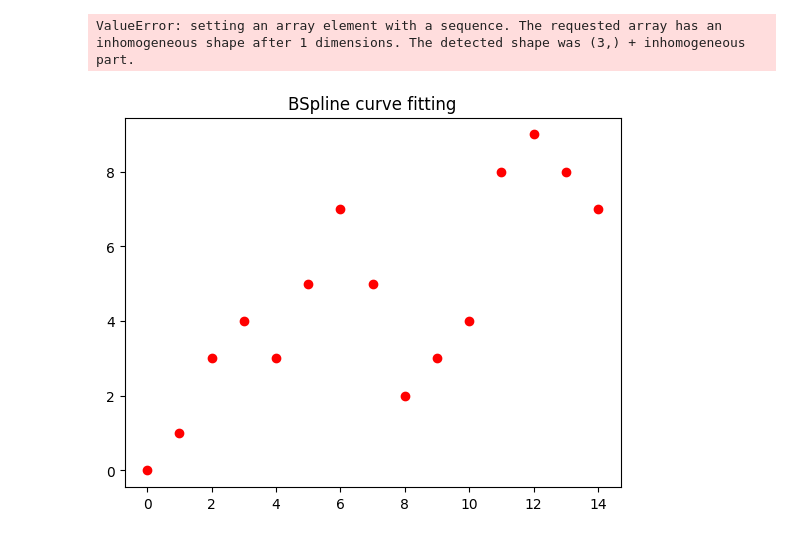
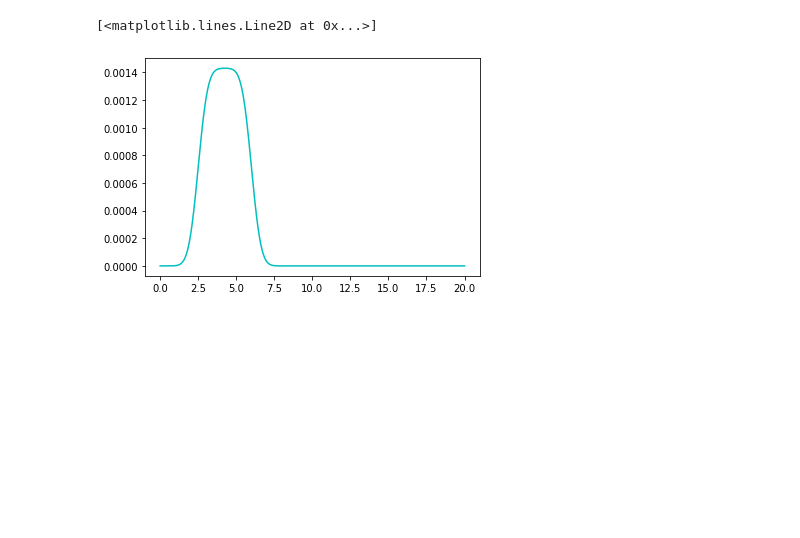
Before and after one commit to Umich-NASA-Big-Idea-Challenge/Speccing, a Jupyter notebook: Graphing.ipynb, the cells around one changed output. Drawn from its saved outputs; the diff is of its cells as text; code cells hidden in the pictures; blank space fills up the shorter version.

```diff
--- a/Graphing.ipynb
+++ b/Graphing.ipynb
@@ -91,10 +50,6 @@ y_fit = interpolate.splrep(x,y, s=0, k=3)
-# %%
-plt.title("BSpline curve fitting")
-plt.plot(x, y, 'ro', label="original")
-plt.plot(x_new, y_fit, '-c', label="B-spline")
-plt.legend(loc='best', fancybox=True, shadow=True)
-plt.grid()
-plt.show()
-# %% [output]
-ValueError: setting an array element with a sequence. The requested array has an inhomogeneous shape after 1 dimensions. The detected shape was (3,) + inhomogeneous part.
-[figure, removed]
+# %%
+acceleration = np.gradient(smoothed_velocty)
+plt.plot(t,acceleration,colors[3])
+# %% [output]
+[<matplotlib.lines.Line2D at 0x...>]
+[figure, added]
```
Also changed, not shown: parts of 6 cells of this notebook.
